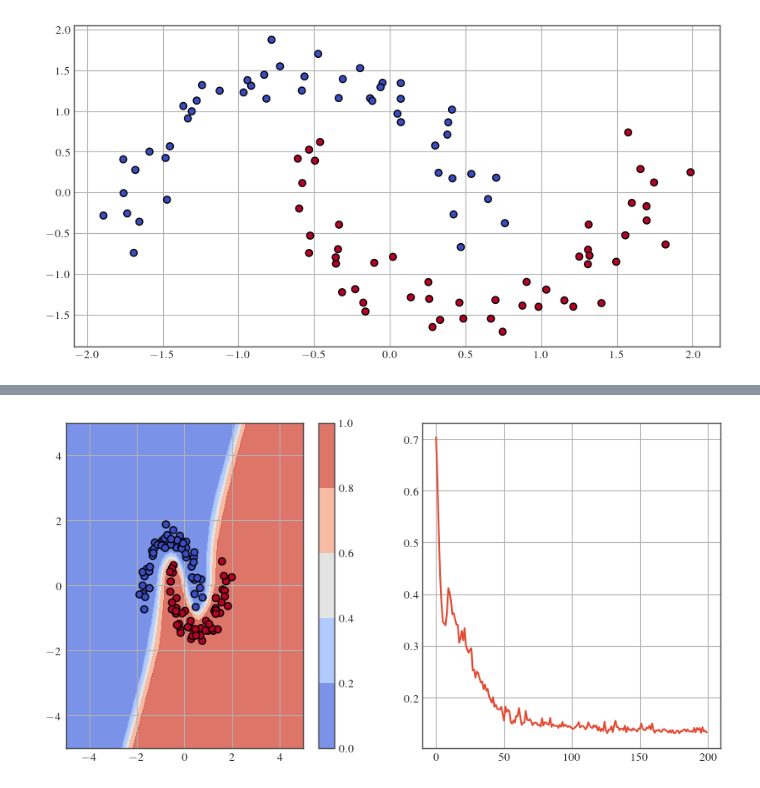
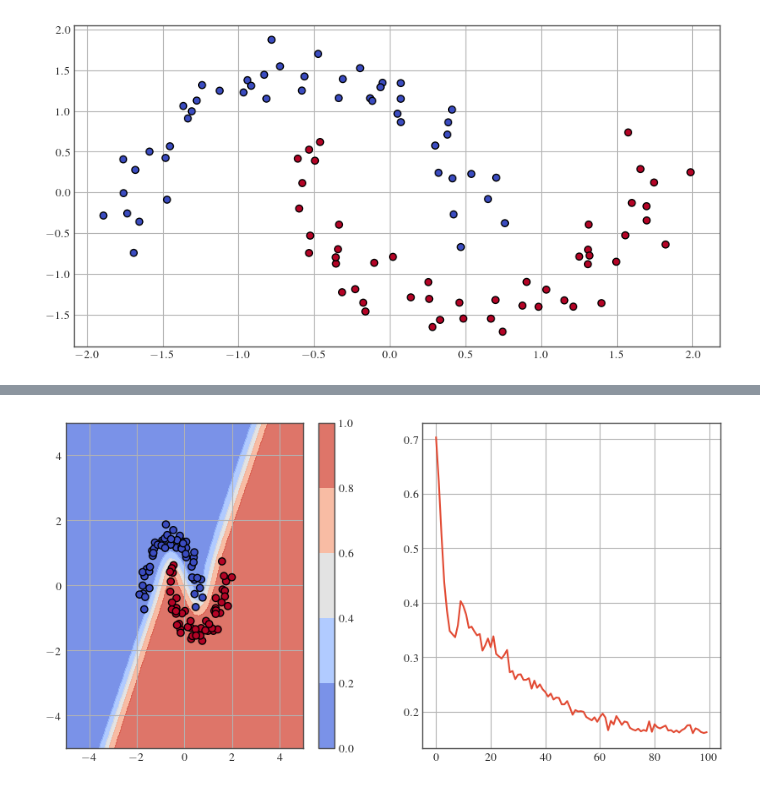
Before and after one commit to dhuseljic/dal-toolbox, a Jupyter notebook: notebooks/uncertainty/deterministic.ipynb, the cells around one changed output, grey strips where cells are left out. Cells and saved outputs as stored; diff of their text form; code cells hidden in the pictures.

Commit message:
added deterministic lightning module

```diff
--- a/notebooks/uncertainty/deterministic.ipynb
+++ b/notebooks/uncertainty/deterministic.ipynb
@@ -26,10 +26,7 @@ plt.show()
 # %% [output]
 [figure]
 # %%
-from dal_toolbox.models.deterministic.base import DeterministicModule
-from dal_toolbox.models.utils.callbacks import MetricsHistory
-
-class Model(DeterministicModule):
+class Model(nn.Module):
     def __init__(self,
                  num_classes: int = 2,
                  dropout_rate: int = .2,
@@ -53,10 +50,6 @@ class Model(DeterministicModule):
         if return_feature:
             return out, x
         return out
-
-    def configure_optimizers(self):
-        optimizer = torch.optim.SGD(self.parameters(), lr=1e-1, momentum=0.9, weight_decay=1e-3)
-        return optimizer
 # %%
 @torch.no_grad()
 def plot_contour(model, domain=5, ax=None):
@@ -74,20 +67,22 @@ def plot_contour(model, domain=5, ax=None):
     plt.contourf(xx, yy, zz, alpha=.8, zorder=-1, levels=np.linspace(0, 1, 6))
     plt.colorbar()
 # %%
+import lightning as L
+from dal_toolbox.models.deterministic import DeterministicModel
+from dal_toolbox.models.utils.callbacks import MetricsHistory
+from dal_toolbox.metrics import BrierScore, Accuracy
+
 num_epochs = 100
 torch.manual_seed(0)
 train_loader = torch.utils.data.DataLoader(train_ds, batch_size=128, shuffle=True)
 
-#model = Model()
-# history = MetricsHistory()
-# trainer = L.Trainer(max_epochs=num_epochs, callbacks=[history])
-# trainer.fit(model, train_loader)
-
 model = Model()
+optimizer = torch.optim.SGD(model.parameters(), lr=1e-1, momentum=.9, weight_decay=.01)
 trainer = DeterministicTrainer(
     model=model,
     criterion=nn.CrossEntropyLoss(label_smoothing=0.05),
-    optimizer=model.configure_optimizers(),
+    optimizer=optimizer,
+    num_epochs=num_epochs,
 )
 history = trainer.fit(train_loader)
 
@@ -97,6 +92,7 @@ plt.subplot(121)
 plt.scatter(X[:, 0], X[:, 1], c=y)
 plot_contour(model)
 plt.subplot(122)
+# plt.plot([h['train_loss'] for h in history['train_history']])
 plt.plot([h['train_loss'] for h in history['train_history']])
 plt.show()
 # %% [output]
@@ -120 +116 @@ Epoch [200] Total time: 0:00:00
-[figure, old version]
+[figure, new version]
```
Also changed, not shown: parts of 2 cells of this notebook, 4 other files.
